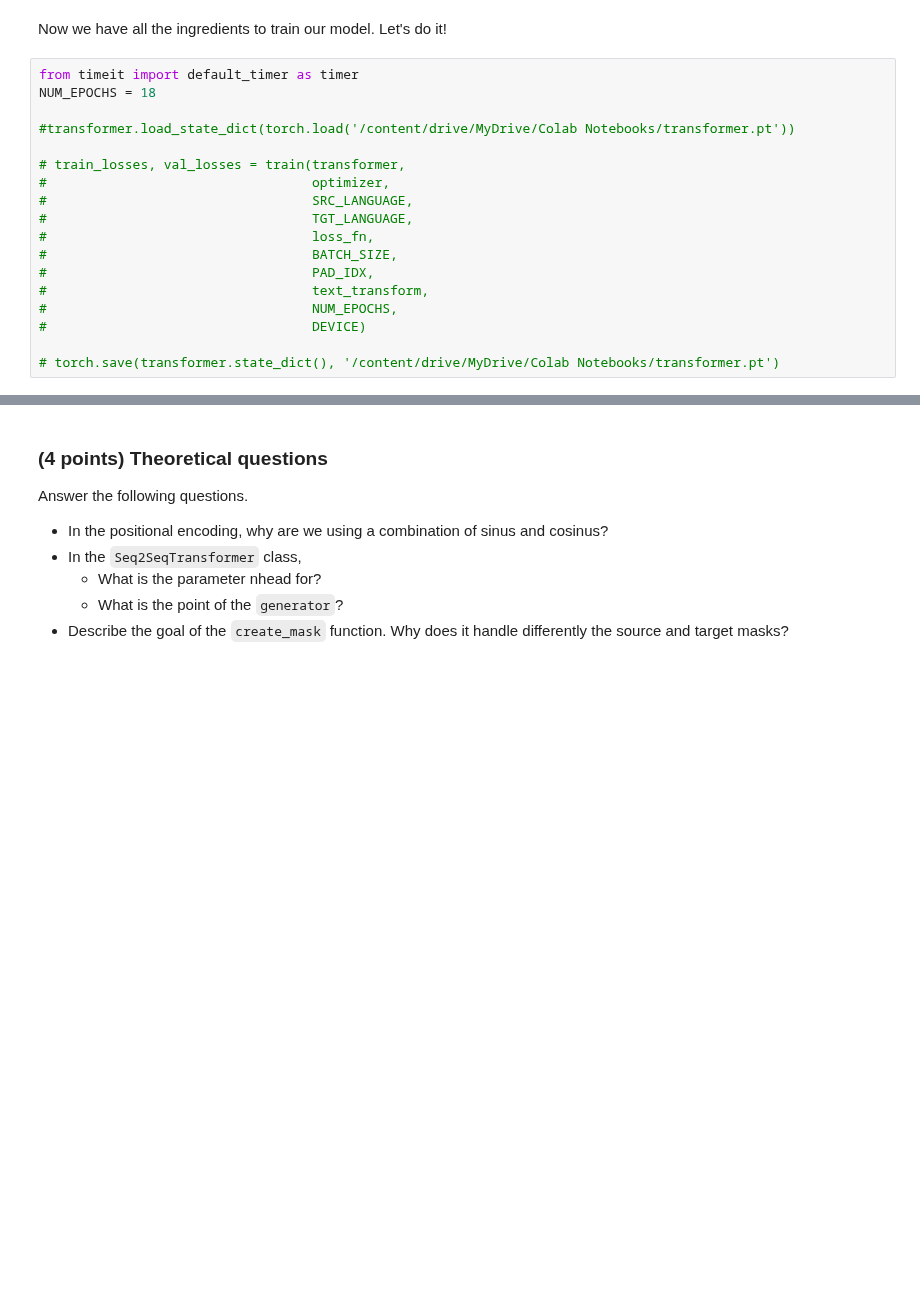
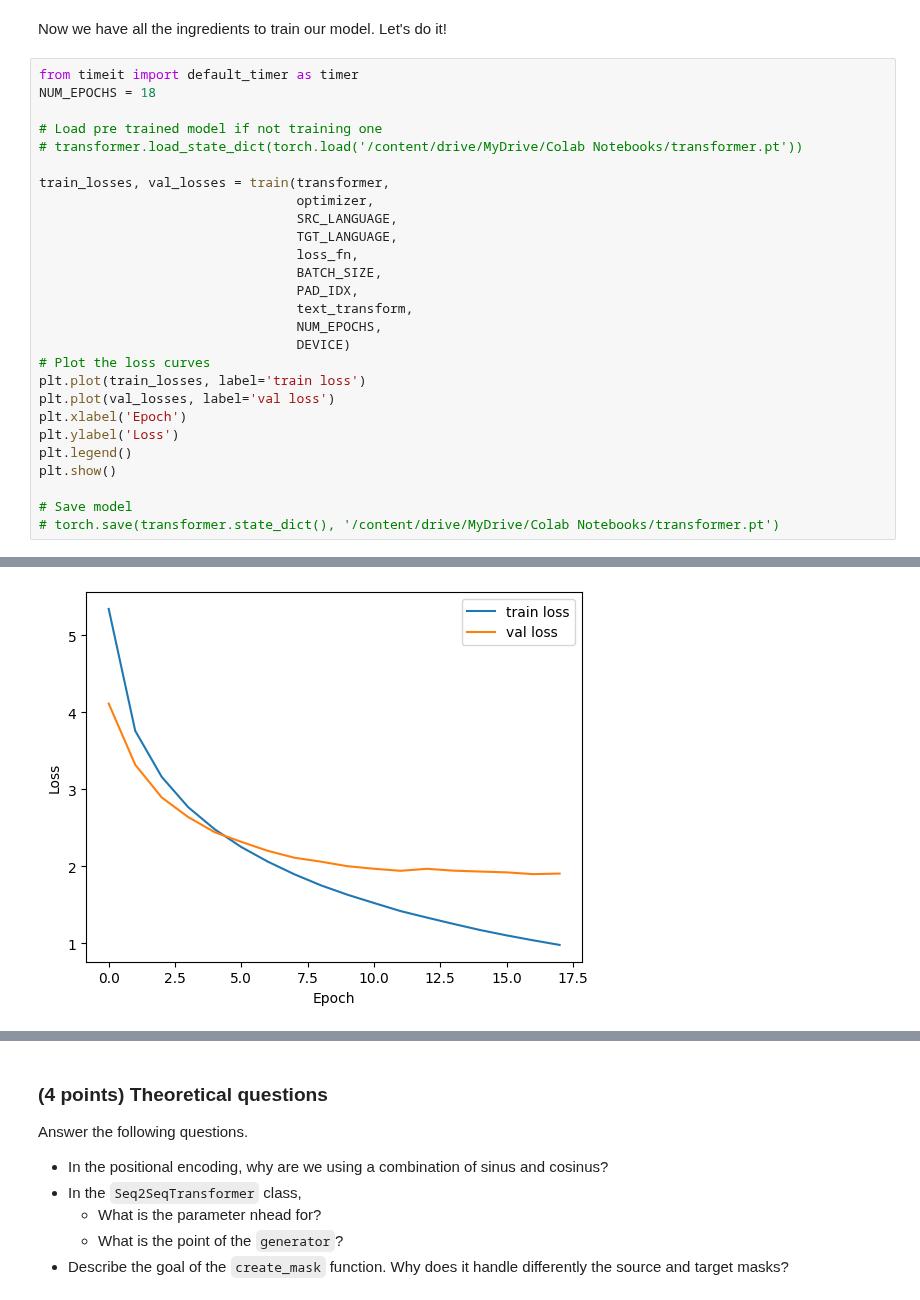
Before and after one commit to Bast-94/NLP-2023, a Jupyter notebook: Deep/lab02/lab02.ipynb, the cells around one changed output, grey strips where cells are left out. Drawn from its saved outputs; the diff is of its cells as text; blank space fills up the shorter version.

Commit message:
Deep_lab02: Refactored code, executed notebook in Colab

```diff
--- a/Deep/lab02/lab02.ipynb
+++ b/Deep/lab02/lab02.ipynb
@@ -150,17 +152,27 @@ Now we have all the ingredients to train our model. Let's do it!
 from timeit import default_timer as timer
 NUM_EPOCHS = 18
 
-#transformer.load_state_dict(torch.load('/content/drive/MyDrive/Colab Notebooks/transformer.pt'))
+# Load pre trained model if not training one
+# transformer.load_state_dict(torch.load('/content/drive/MyDrive/Colab Notebooks/transformer.pt'))
 
-# train_losses, val_losses = train(transformer,
-#                                  optimizer,
-#                                  SRC_LANGUAGE,
-#                                  TGT_LANGUAGE,
-#                                  loss_fn,
-#                                  BATCH_SIZE,
-#                                  PAD_IDX,
-#                                  text_transform,
-#                                  NUM_EPOCHS,
-#                                  DEVICE)
+train_losses, val_losses = train(transformer,
+                                 optimizer,
+                                 SRC_LANGUAGE,
+                                 TGT_LANGUAGE,
+                                 loss_fn,
+                                 BATCH_SIZE,
+                                 PAD_IDX,
+                                 text_transform,
+                                 NUM_EPOCHS,
+                                 DEVICE)
+# Plot the loss curves
+plt.plot(train_losses, label='train loss')
+plt.plot(val_losses, label='val loss')
+plt.xlabel('Epoch')
+plt.ylabel('Loss')
+plt.legend()
+plt.show()
 
+# Save model
 # torch.save(transformer.state_dict(), '/content/drive/MyDrive/Colab Notebooks/transformer.pt')
+# %% [output]
@@ -167,3 +197,4 @@ NUM_EPOCHS = 18
+[figure, added]
 # %%
 print(greedy_translate(transformer,
                        "Eine Gruppe von Menschen steht vor einem Iglu .",
```
Also changed, not shown: parts of 19 cells of this notebook, 1 other file.
